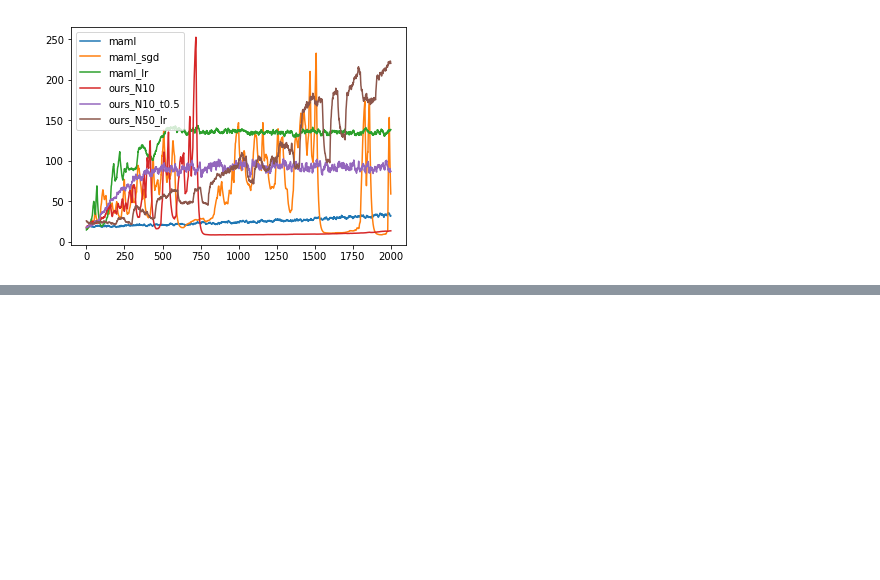
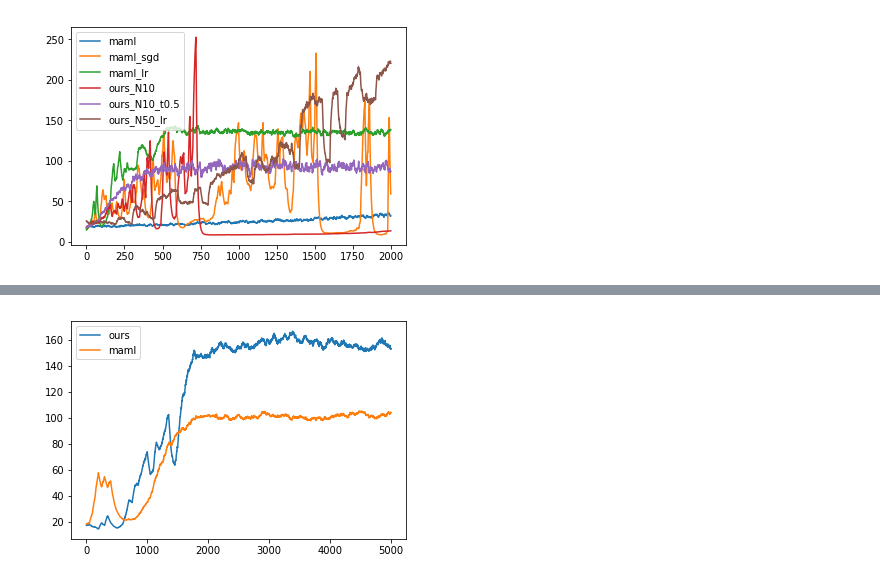
Before and after one commit to ycsun2017/cmsc828w-project, a Jupyter notebook: plot_all.ipynb, the cells around one changed output, grey strips where cells are left out. Saved outputs shown, nothing was run; the diff lists cells and outputs as text; code cells hidden in the pictures; blank space fills up the shorter version.

```diff
--- a/plot_all.ipynb
+++ b/plot_all.ipynb
@@ -63,0 +80,11 @@ plt.show()
+# %%
+samples = 5000
+ours = read_rewards("results_test/CartPole-v0_vpg_s5000_n10_every50_size32_c0.5_tau0.5.txt", samples, episodes)
+maml = read_rewards("results_test/maml_CartPole-v0_vpg_s5000_n10_every50_size32.txt", samples, episodes)
+# %%
+plt.plot(smooth(ours, 0.99), label="ours")
+plt.plot(smooth(maml, 0.99), label="maml")
+plt.legend()
+plt.show()
+# %% [output]
+[figure, added]
```
Also changed, not shown: parts of 5 cells of this notebook, 7 other files.
